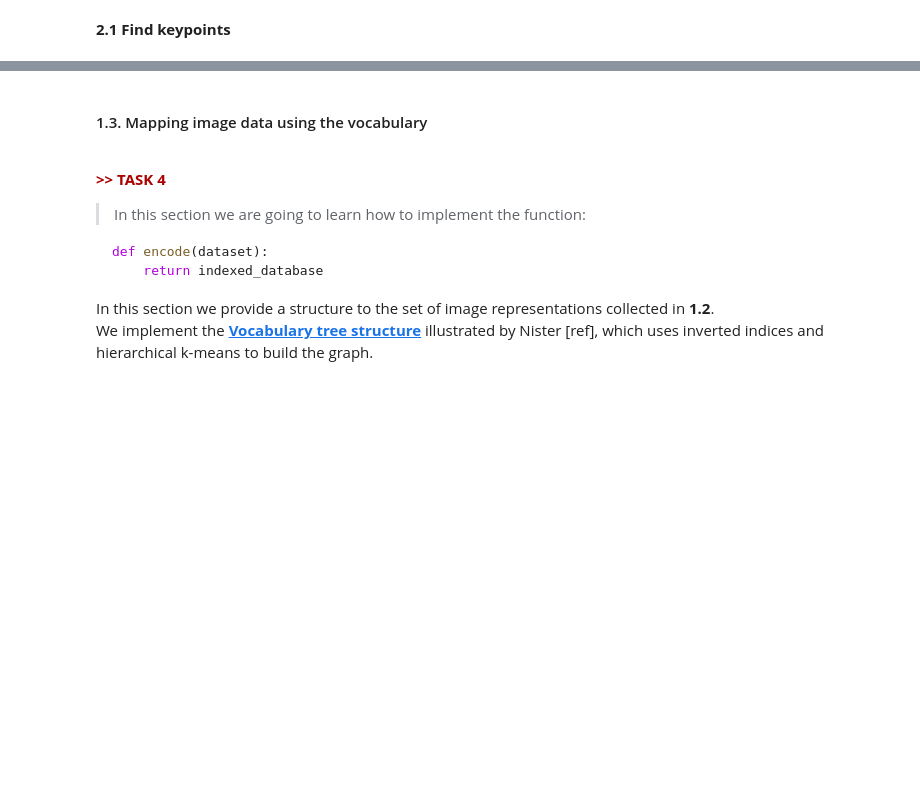
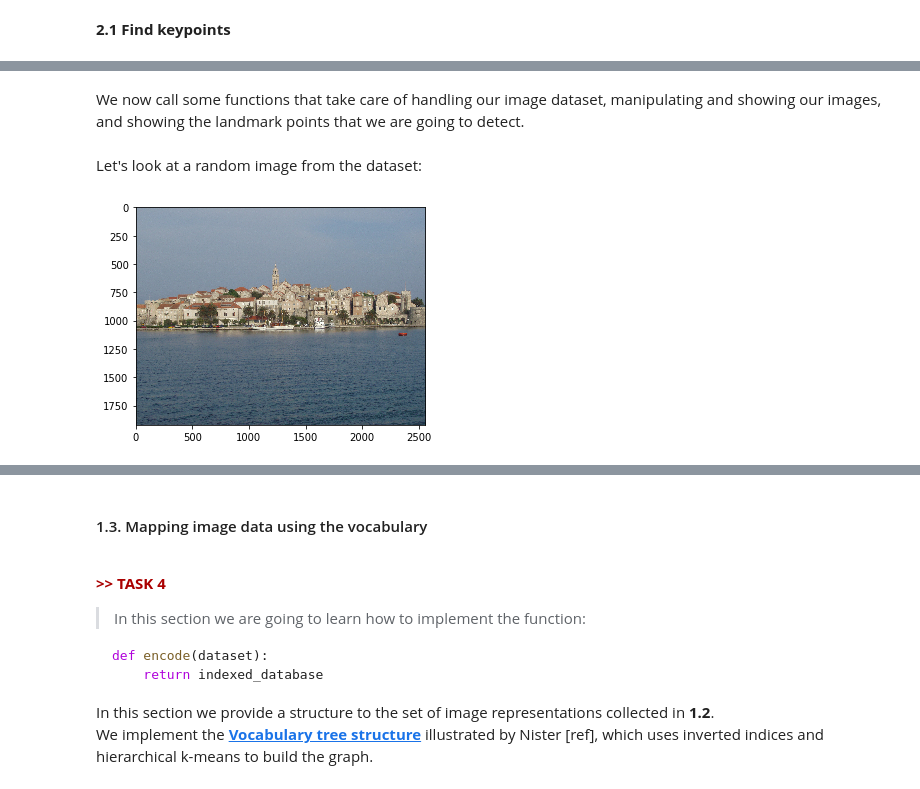
Before and after one commit to epignatelli/scalable-recognition-with-a-vocabulary-tree, a Jupyter notebook: Large-scale Content-based image retrieval.ipynb, the cells around one changed output, grey strips where cells are left out. Drawn from its saved outputs; the diff is of its cells as text; code cells hidden in the pictures; blank space fills up the shorter version.

```diff
--- a/Large-scale Content-based image retrieval.ipynb
+++ b/Large-scale Content-based image retrieval.ipynb
@@ -118,0 +129,14 @@ def find_keypoints(self, image):
+# %% [markdown]
+We now call some functions that take care of handling our image dataset, manipulating and showing our images, and showing the landmark points that we are going to detect.
+# %%
+from support_functions import Dataset, show_corners_on_image, show_image
+
+# Loading the dataset
+dataset = Dataset()
+# %% [markdown]
+Let's look at a random image from the dataset:
+# %%
+img = dataset.get_random_image()
+show_image(img)
+# %% [output]
+[figure, added]
```
Also changed, not shown: parts of 24 cells of this notebook, 1 other file.
